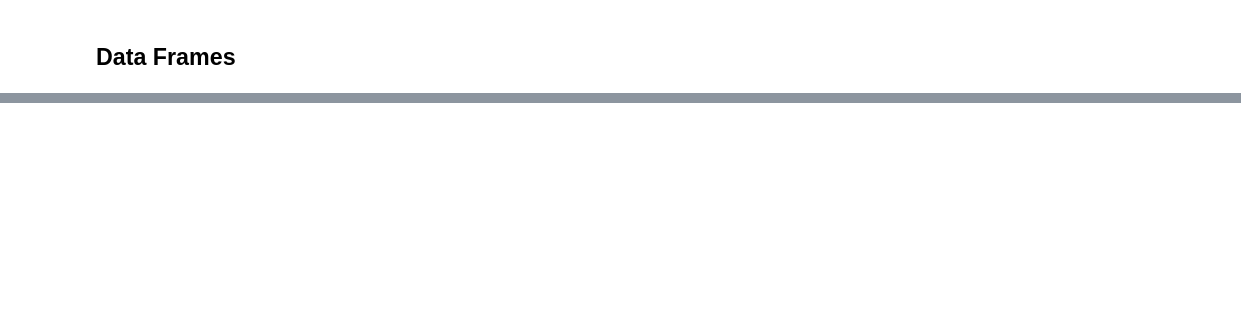
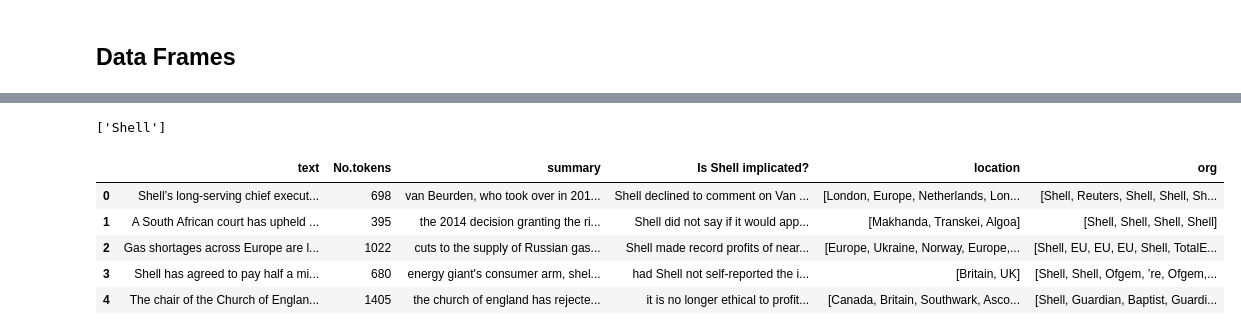
Before and after one commit to kojosbk/SDG_Allennlp, a Jupyter notebook: TeamA_Experiment.ipynb, the cells around one changed output, grey strips where cells are left out. Saved outputs shown, nothing was run; the diff lists cells and outputs as text; code cells hidden in the pictures; blank space fills up the shorter version.

```diff
--- a/TeamA_Experiment.ipynb
+++ b/TeamA_Experiment.ipynb
@@ -228,0 +291,10 @@ in O
+# %%
+## load models
+print ("Loading models...")
+for nlp_model in nlp_models:
+    print ("Loading model :", nlp_model['name'])
+    t1 = time.perf_counter()
+    nlp_model['model'] = Predictor.from_path(nlp_model['url'])
+    t2 = time.perf_counter()
+    print ("Loaded model '{}' in {:,.1f} milli seconds".format (nlp_model['name'], (t2-t1)*1e3))
+print ()
@@ -228,0 +380,16 @@ in O
+# %%
+def entity_recognition_per (sentence):
+    miscellaneous = []
+    person = []
+    organisation = []
+    location = []
+    for nlp_model in nlp_models:
+        results =  nlp_model['model'].predict(sentence=sentence)
+        for word, tag in zip(results["words"], results["tags"]):
+            if tag != 'U-ORG':
+                continue
+            else:
+                # print([word])#(f"{word}")
+                organisation.append(word)
+        # print()
+        return organisation
@@ -228,0 +398,18 @@ in O
+# %%
+entity_recognition_per(sentences)
+# %% [output]
+['Shell']
+# %%
+result = []
+for i in range(len(train["text"])):
+    result.append(entity_recognition_per(train["text"][i]))
+# %%
+train["org"]=result
+train
+# %% [output]
+|  | text | No.tokens | summary | Is Shell implicated? | location | org |
+| 0 | Shell’s long-serving chief execut... | 698 | van Beurden, who took over in 201... | Shell declined to comment on Van ... | [London, Europe, Netherlands, Lon... | [Shell, Reuters, Shell, Shell, Sh... |
+| 1 | A South African court has upheld ... | 395 | the 2014 decision granting the ri... | Shell did not say if it would app... | [Makhanda, Transkei, Algoa] | [Shell, Shell, Shell, Shell] |
+| 2 | Gas shortages across Europe are l... | 1022 | cuts to the supply of Russian gas... | Shell made record profits of near... | [Europe, Ukraine, Norway, Europe,... | [Shell, EU, EU, EU, Shell, TotalE... |
+| 3 | Shell has agreed to pay half a mi... | 680 | energy giant's consumer arm, shel... | had Shell not self-reported the i... | [Britain, UK] | [Shell, Shell, Ofgem, ’re, Ofgem,... |
+| 4 | The chair of the Church of Englan... | 1405 | the church of england has rejecte... | it is no longer ethical to profit... | [Canada, Britain, Southwark, Asco... | [Shell, Guardian, Baptist, Guardi... |
```
Also changed, not shown: parts of 28 cells of this notebook, 2 other files.
